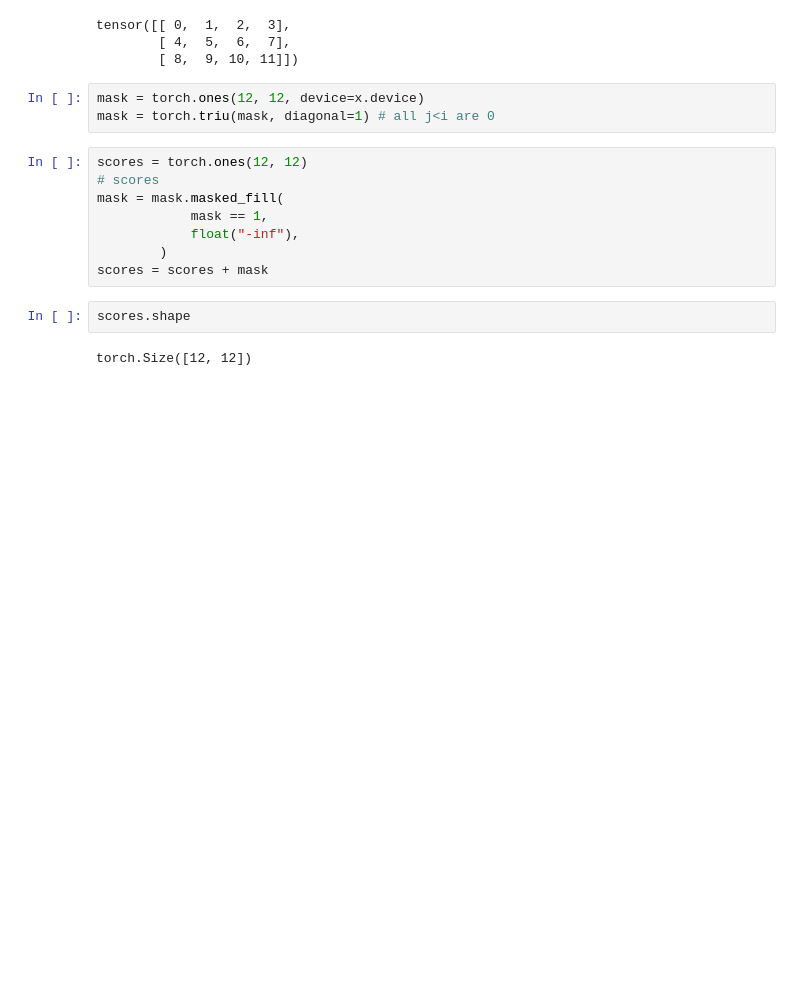
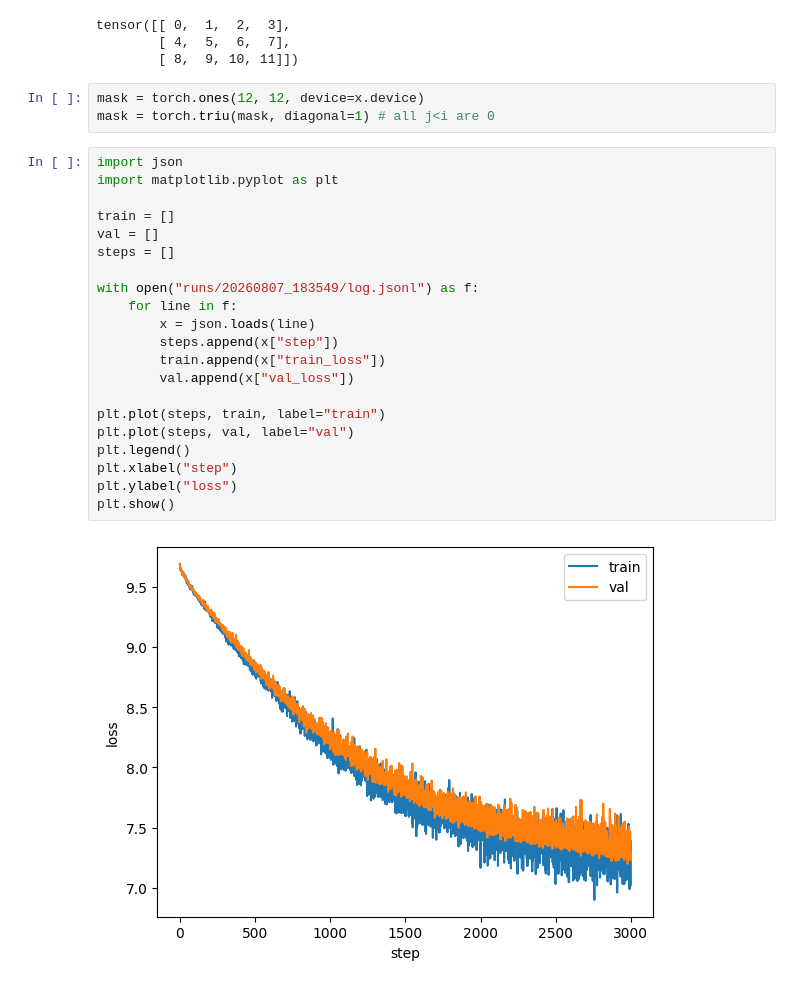
Before and after one commit to ismailSadouki/nano-llm-pretrain, a Jupyter notebook: test_code.ipynb, the cells around one changed output. Cells and saved outputs as stored; diff of their text form; blank space fills up the shorter version.

```diff
--- a/test_code.ipynb
+++ b/test_code.ipynb
@@ -15,14 +15,25 @@ tensor([[ 0,  1,  2,  3],
 mask = torch.ones(12, 12, device=x.device)
 mask = torch.triu(mask, diagonal=1) # all j<i are 0
 # %%
-scores = torch.ones(12, 12)
-# scores
-mask = mask.masked_fill(
-            mask == 1,
-            float("-inf"),
-        )
-scores = scores + mask
+import json
+import matplotlib.pyplot as plt
+
+train = []
+val = []
+steps = []
+
+with open("runs/20260807_183549/log.jsonl") as f:
+    for line in f:
+        x = json.loads(line)
+        steps.append(x["step"])
+        train.append(x["train_loss"])
+        val.append(x["val_loss"])
+
+plt.plot(steps, train, label="train")
+plt.plot(steps, val, label="val")
+plt.legend()
+plt.xlabel("step")
+plt.ylabel("loss")
+plt.show()
+# %% [output]
+[figure, added]
-# %%
-scores.shape
-# %% [output]
-torch.Size([12, 12])
```
Also changed, not shown: 17 other files.
